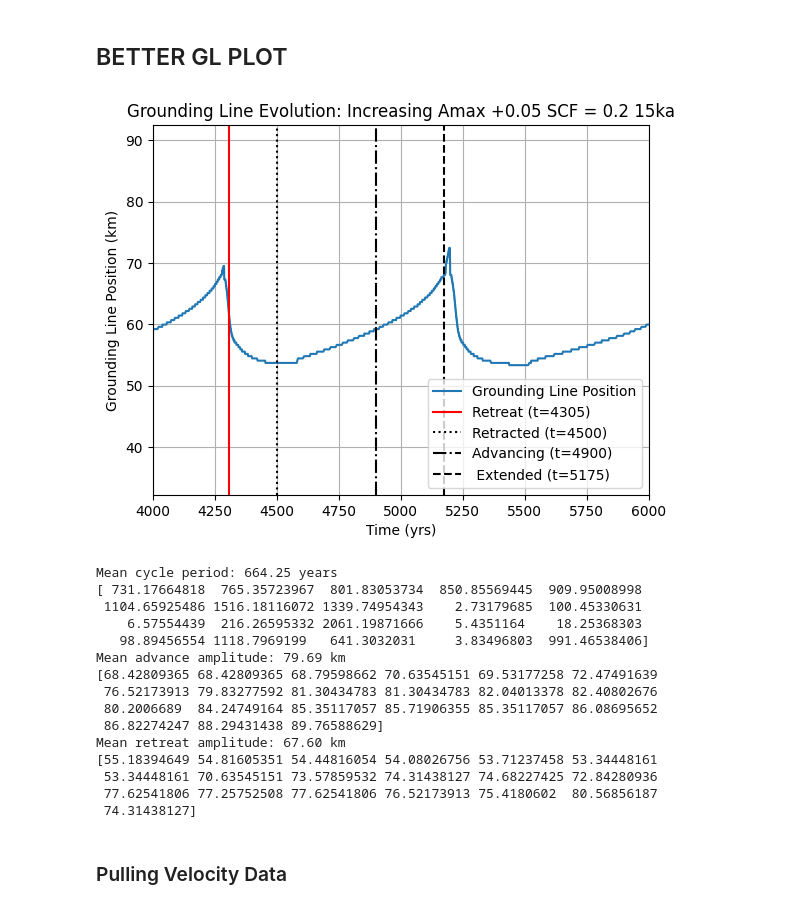
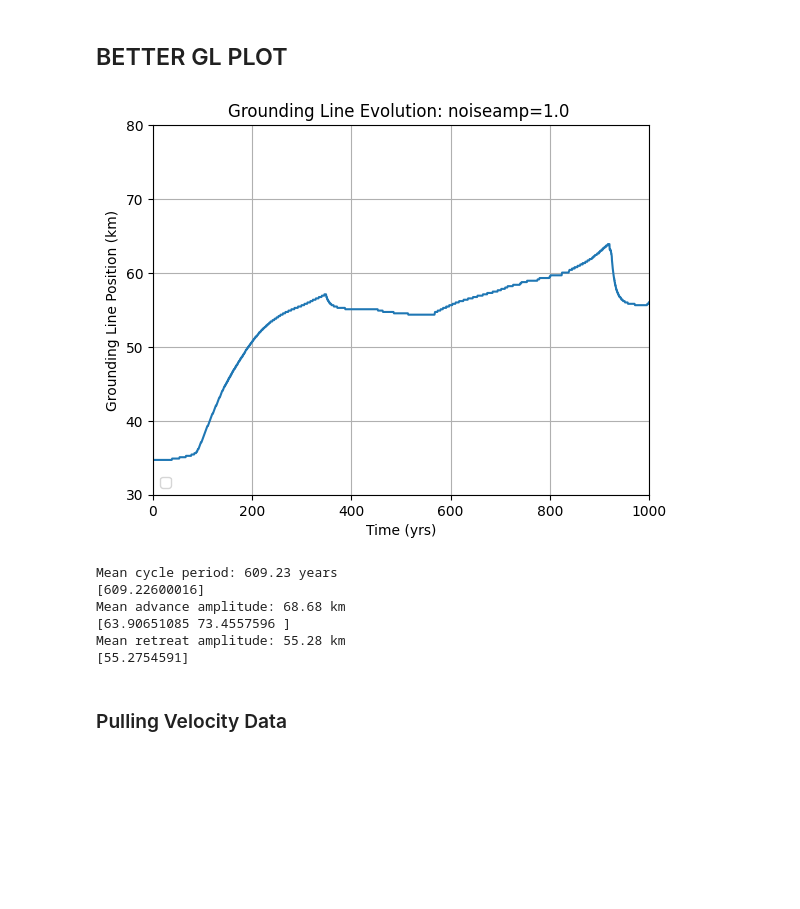
Before and after one commit to ktlix2ski/brinkmodeltest, a Jupyter notebook: Analysis/1QuickWorkbook.ipynb, the cells around one changed output. Cells and saved outputs as stored; diff of their text form; code cells hidden in the pictures; blank space fills up the shorter version.

```diff
--- a/Analysis/1QuickWorkbook.ipynb
+++ b/Analysis/1QuickWorkbook.ipynb
@@ -9,10 +9,10 @@ import matplotlib.cm as cm
 from scipy.signal import find_peaks
 # %%
 def mesh_index_to_km(x):
-    return (x / 299) * 110
+    return (x / 599) * 110
 
 def km_to_mesh_index(x):
-    return (x / 110) * 299
+    return (x / 110) * 599
 # %%
 def get_GL_index(gl_array):
     gl_array = np.array(gl_array).astype(int)
@@ -23,9 +23,9 @@ def get_GL_index(gl_array):
 # %% [markdown]
 # INPUT: TEST VARIABLE + TEST VALUE + FILEPATH
 # %%
-variable = "Increasing Amax +0.05 SCF = 0.2"
-value = "15ka"
-path = "/home/kayatroyer/Repositories/brinkmodeltest/Output/Variable_Dictionaries/DATA_Dictionary_2025_09_02__13_49_32.pkl.gz"
+variable = "noiseamp=1.0"
+value = ""
+path = "/home/kayatroyer/Repositories/brinkmodeltest/Output/Variable_Dictionaries/DATA_Dictionary_2025_09_24__16_28_09.pkl.gz"
 with gzip.open(path, 'rb') as f:
     DATA_dict = pickle.load(f)
 
@@ -120,56 +120,48 @@ gl_positions = np.array(gl_positions)
 GL_km = mesh_index_to_km(gl_positions)
 
 peaks, _ = find_peaks(GL_km, prominence=5)
 troughs, _ = find_peaks(-GL_km, prominence=5)
 periods = np.diff(np.array(time)[peaks])
 adv_dists = GL_km[peaks]
 ret_dists = GL_km[troughs]
 
 
-plt.plot(time, GL_km, label='Grounding Line Position')
+plt.plot(time, GL_km)
 # plt.plot(np.array(time)[peaks], GL_km[peaks], 'go', label='Extended State')
 # plt.plot(np.array(time)[troughs], GL_km[troughs], 'ro', label='Retracted State')
 # plt.text(0.1, 0.15, f'Avg period: {np.mean(periods):.2f} years', transform=plt.gca().transAxes)
 
-plt.axvline(x=4305, color = 'red', label = 'Retreat (t=4305)')
-plt.axvline(x=4500, color = 'black', ls = ':', label = 'Retracted (t=4500)')
-plt.axvline(x=4900, color = 'black', ls = '-.', label = 'Advancing (t=4900)')
-plt.axvline(x=5175, color = 'black', ls = '--', label = ' Extended (t=5175)')
+# plt.axvline(x=2865, color = 'red', label = 'Retreat (t=2865)')
+# plt.axvline(x=2950, color = 'black', ls = ':', label = 'Retracted (t=2950)')
+# plt.axvline(x=3200, color = 'black', ls = '-.', label = 'Advancing (t=3200)')
+# plt.axvline(x=3375, color = 'black', ls = '--', label = ' Extended (t=3375)')
 
 
-plt.legend(loc = 4)
-plt.xlim(4000,6000)
+plt.legend(loc = 3)
+plt.xlim(0,1000)
+plt.ylim(30,80)
 plt.xlabel(xaxis_GL_better)
 plt.ylabel(yaxis_GL_better)
 plt.title(title_GL_better )
 plt.grid()
 plt.show()
 
 print(f"Mean cycle period: {np.mean(periods):.2f} years")
 print(periods)
 
 print(f"Mean advance amplitude: {np.mean(adv_dists):.2f} km")
 print(adv_dists)
 
 print(f"Mean retreat amplitude: {np.mean(ret_dists):.2f} km")
 print(ret_dists)
 # %% [output]
-[figure, old version]
+[figure, new version]
-Mean cycle period: 664.25 years
-[ 731.17664818  765.35723967  801.83053734  850.85569445  909.95008998
- 1104.65925486 1516.18116072 1339.74954343    2.73179685  100.45330631
-    6.57554439  216.26595332 2061.19871666    5.4351164    18.25368303
-   98.89456554 1118.7969199   641.3032031     3.83496803  991.46538406]
-Mean advance amplitude: 79.69 km
-[68.42809365 68.42809365 68.79598662 70.63545151 69.53177258 72.47491639
- 76.52173913 79.83277592 81.30434783 81.30434783 82.04013378 82.40802676
- 80.2006689  84.24749164 85.35117057 85.71906355 85.35117057 86.08695652
- 86.82274247 88.29431438 89.76588629]
-Mean retreat amplitude: 67.60 km
-[55.18394649 54.81605351 54.44816054 54.08026756 53.71237458 53.34448161
- 53.34448161 70.63545151 73.57859532 74.31438127 74.68227425 72.84280936
- 77.62541806 77.25752508 77.62541806 76.52173913 75.4180602  80.56856187
- 74.31438127]
+Mean cycle period: 609.23 years
+[609.22600016]
+Mean advance amplitude: 68.68 km
+[63.90651085 73.4557596 ]
+Mean retreat amplitude: 55.28 km
+[55.2754591]
 # %% [markdown]
 ### Pulling Velocity Data
 # %%
```
Also changed, not shown: parts of 11 cells of this notebook, 10 other files.
